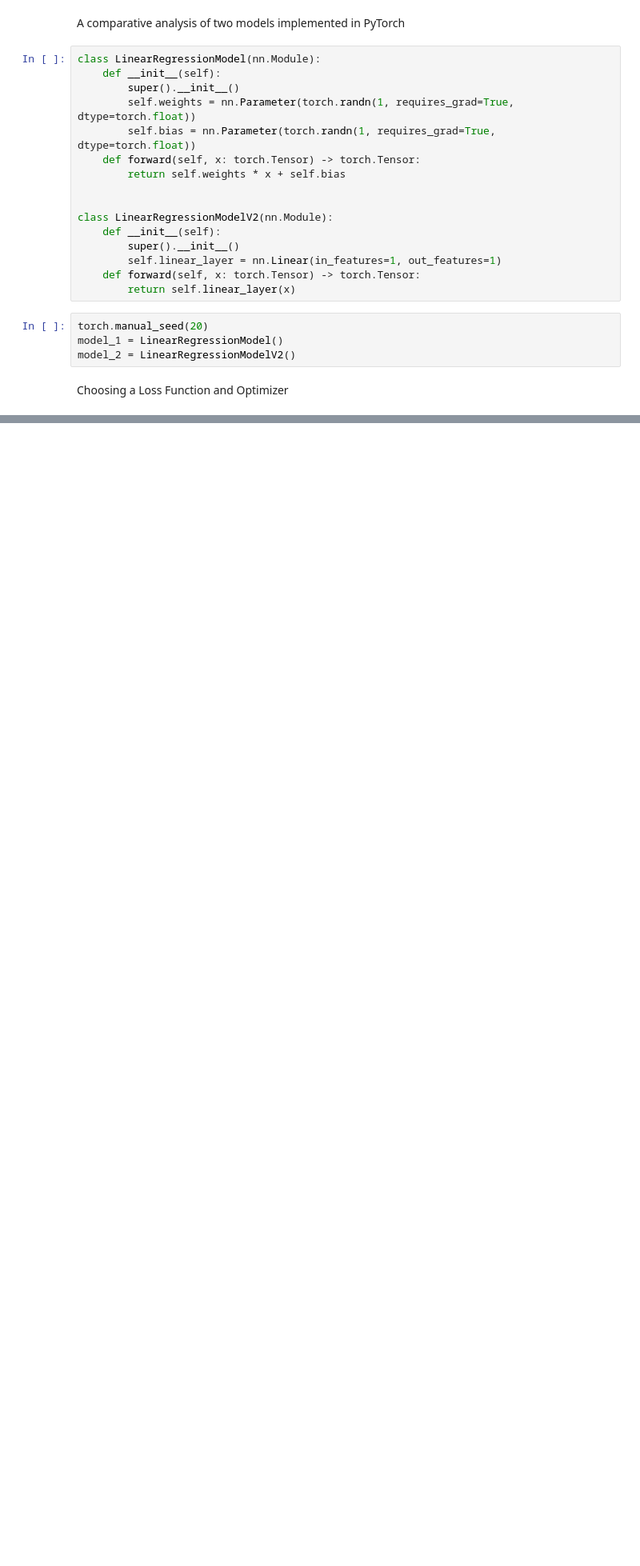
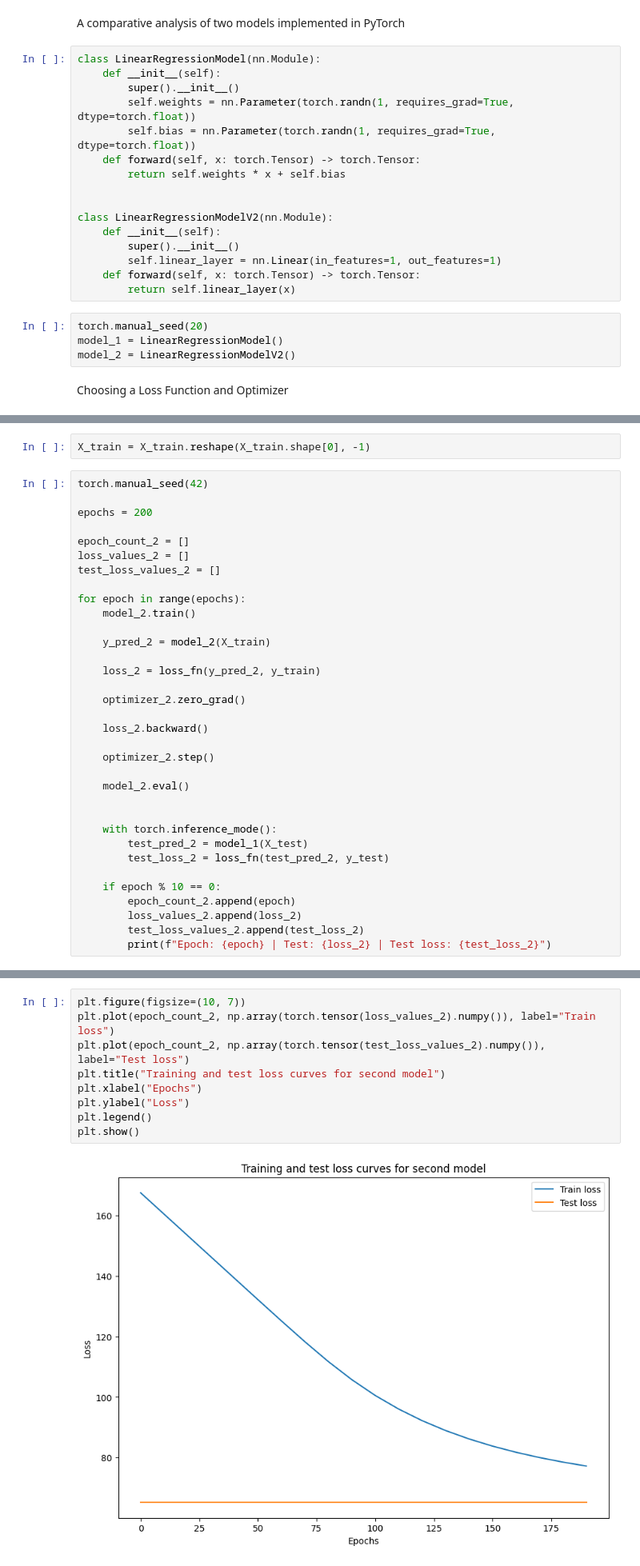
Before and after one commit to matcze/pytorch_algorithm, a Jupyter notebook: pytorch_algoritm.ipynb, the cells around one changed output, grey strips where cells are left out. Shown: that part at 80% size. Cells and saved outputs as stored; diff of their text form; blank space fills up the shorter version.

```diff
--- a/pytorch_algoritm.ipynb
+++ b/pytorch_algoritm.ipynb
@@ -73,0 +135,36 @@ optimizer = torch.optim.SGD(params = model_1.parameters(),lr=0.001)
+# %%
+X_train = X_train.reshape(X_train.shape[0], -1)
+# %%
+torch.manual_seed(42)
+
+epochs = 200
+
+epoch_count_2 = []
+loss_values_2 = []
+test_loss_values_2 = []
+
+for epoch in range(epochs):
+    model_2.train()
+
+    y_pred_2 = model_2(X_train)
+
+    loss_2 = loss_fn(y_pred_2, y_train)
+
+    optimizer_2.zero_grad()
+
+    loss_2.backward()
+
+    optimizer_2.step()
+
+    model_2.eval()
+
+
+    with torch.inference_mode():
+        test_pred_2 = model_1(X_test)
+        test_loss_2 = loss_fn(test_pred_2, y_test)
+
+    if epoch % 10 == 0:
+        epoch_count_2.append(epoch)
+        loss_values_2.append(loss_2)
+        test_loss_values_2.append(test_loss_2)
+        print(f"Epoch: {epoch} | Test: {loss_2} | Test loss: {test_loss_2}")
@@ -73,0 +186,11 @@ optimizer = torch.optim.SGD(params = model_1.parameters(),lr=0.001)
+# %%
+plt.figure(figsize=(10, 7))
+plt.plot(epoch_count_2, np.array(torch.tensor(loss_values_2).numpy()), label="Train loss")
+plt.plot(epoch_count_2, np.array(torch.tensor(test_loss_values_2).numpy()), label="Test loss")
+plt.title("Training and test loss curves for second model")
+plt.xlabel("Epochs")
+plt.ylabel("Loss")
+plt.legend()
+plt.show()
+# %% [output]
+[figure, added]
```
Also changed, not shown: parts of 8 cells of this notebook.
